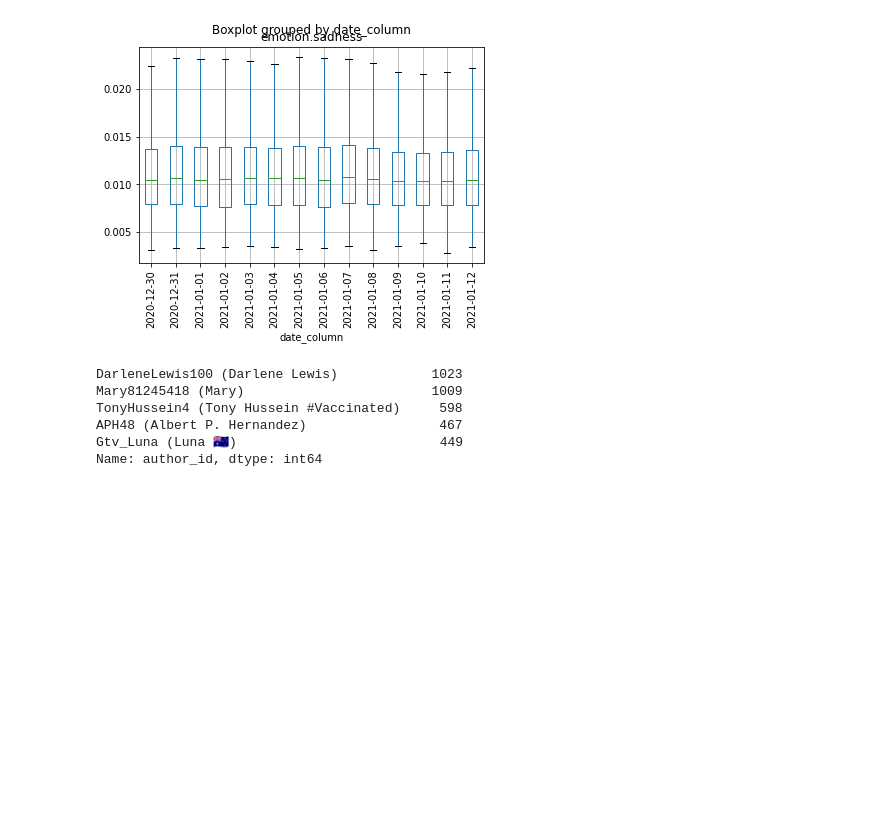
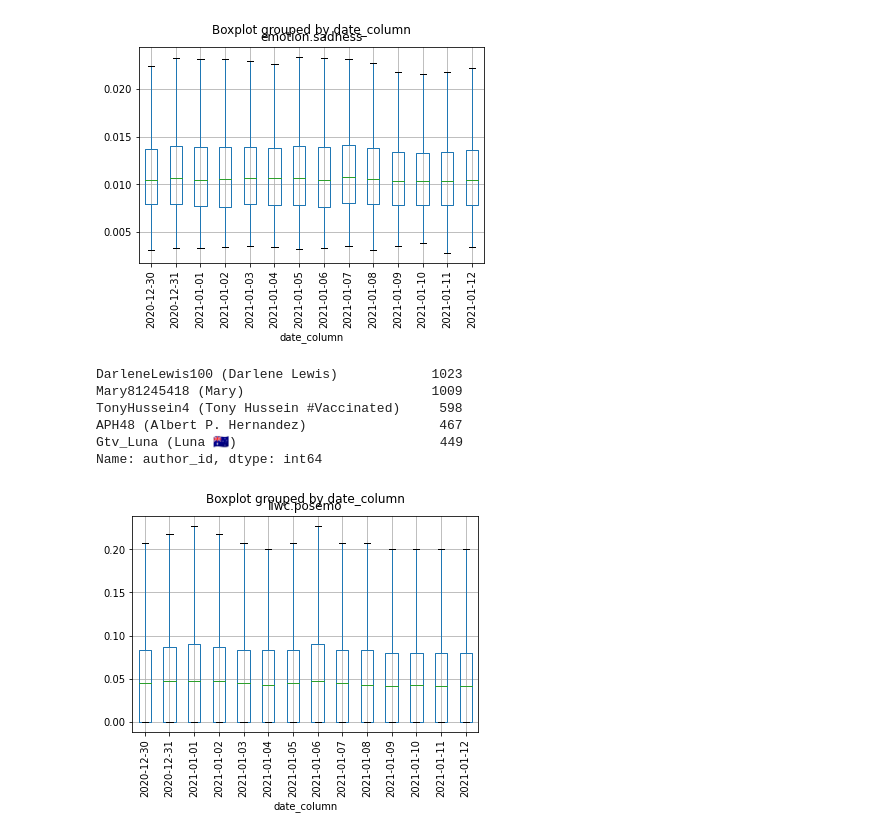
Before and after one commit to 105062125/IDS21-final-project, a Jupyter notebook: insurrection_exploration.ipynb, the cells around one changed output. Saved outputs shown, nothing was run; the diff lists cells and outputs as text; code cells hidden in the pictures; blank space fills up the shorter version.

Commit message:
standardize - insurrection exploration

```diff
--- a/insurrection_exploration.ipynb
+++ b/insurrection_exploration.ipynb
@@ -188,8 +188,8 @@ boxplot_negative = df_all_rd.boxplot(column='liwc.negemo', by='date_column', ret
 # %%
 #check posting frequency (twitter)
 
-tw_before_df = pd.read_csv (r'./twitter_before_insurrection.csv')
-tw_after_df = pd.read_csv (r'./twitter_after_insurrection.csv')
+tw_before_df = pd.read_csv (r'../twitter_before_insurrection.csv')
+tw_after_df = pd.read_csv (r'../twitter_after_insurrection.csv')
 
 tw_before_df = tw_before_df[tw_before_df['id'].notnull()]
 tw_after_df  = tw_after_df[tw_after_df ['id'].notnull()]
@@ -247,3 +247,8 @@ TonyHussein4 (Tony Hussein #Vaccinated)     598
 APH48 (Albert P. Hernandez)                 467
 Gtv_Luna (Luna 🇦🇺)                          449
 Name: author_id, dtype: int64
+# %%
+#occurrence of positive words
+boxplot_positive = df_all_tw.boxplot(column='liwc.posemo', by='date_column', return_type='axes', showfliers=False, rot=90)
+# %% [output]
+[figure, added]
```
Also changed, not shown: parts of 3 cells of this notebook.
